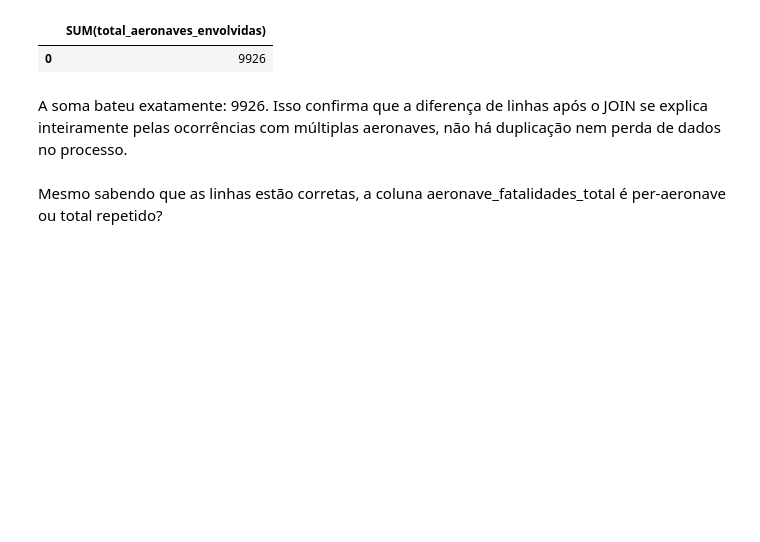
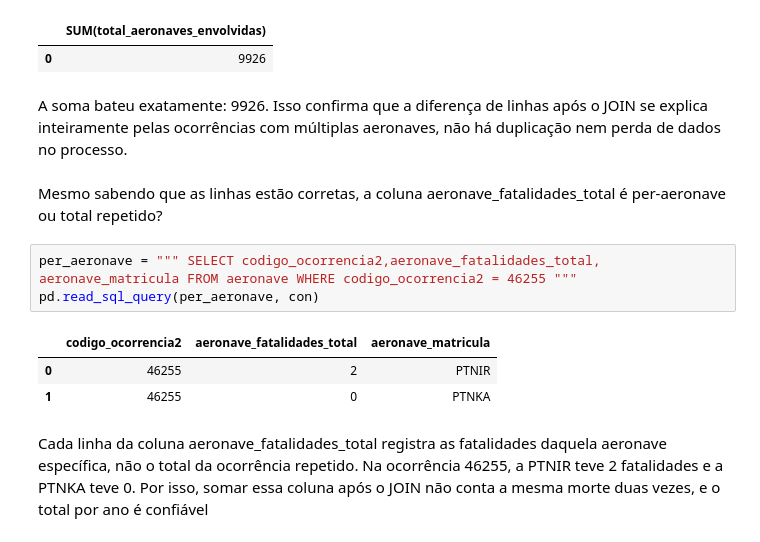
Before and after one commit to davivi-py/analise-acidentes-aereos-cenipa, a Jupyter notebook: análise.ipynb, the cells around one changed output. Drawn from its saved outputs; the diff is of its cells as text; blank space fills up the shorter version.

Commit message:
Conclui investigação de integridade do JOIN com aeronave

```diff
--- a/análise.ipynb
+++ b/análise.ipynb
@@ -156,3 +156,12 @@ pd.read_sql_query(aeronaves_envolvidas, con)
 A soma bateu exatamente: 9926. Isso confirma que a diferença de linhas após o JOIN se explica inteiramente pelas ocorrências com múltiplas aeronaves, não há duplicação nem perda de dados no processo.
 # %% [markdown]
 Mesmo sabendo que as linhas estão corretas, a coluna aeronave_fatalidades_total é per-aeronave ou total repetido?
+# %%
+per_aeronave = """ SELECT codigo_ocorrencia2,aeronave_fatalidades_total, aeronave_matricula FROM aeronave WHERE codigo_ocorrencia2 = 46255 """
+pd.read_sql_query(per_aeronave, con)
+# %% [output]
+|  | codigo_ocorrencia2 | aeronave_fatalidades_total | aeronave_matricula |
+| 0 | 46255 | 2 | PTNIR |
+| 1 | 46255 | 0 | PTNKA |
+# %% [markdown]
+Cada linha da coluna aeronave_fatalidades_total registra as fatalidades daquela aeronave específica, não o total da ocorrência repetido. Na ocorrência 46255, a PTNIR teve 2 fatalidades e a PTNKA teve 0. Por isso, somar essa coluna após o JOIN não conta a mesma morte duas vezes, e o total por ano é confiável
```
Also changed, not shown: parts of 1 cell of this notebook.
